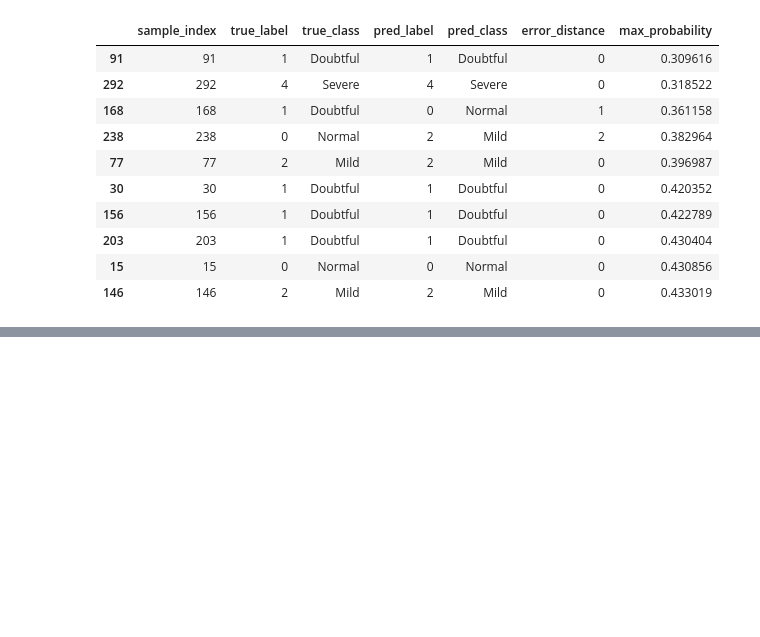
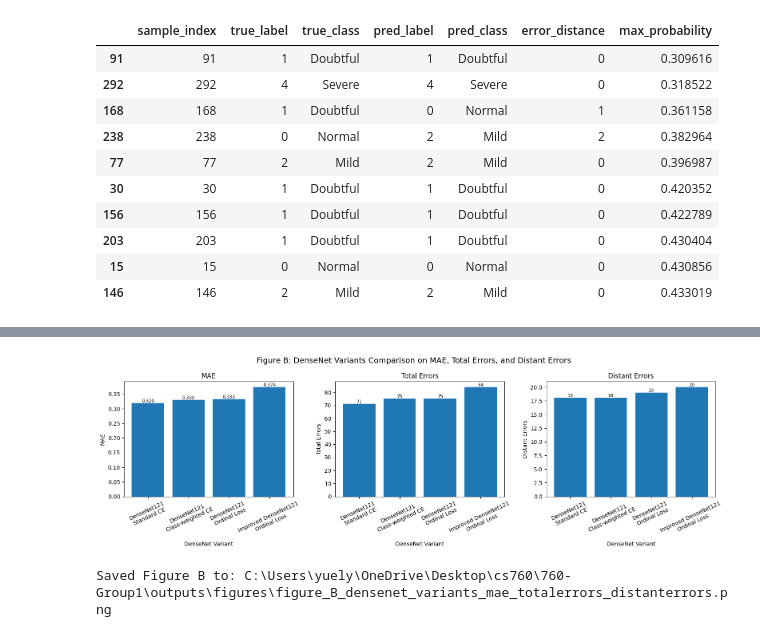
Before and after one commit to JoyYueLyu/760-Group1, a Jupyter notebook: notebooks/01_model_result_comparison.ipynb, the cells around one changed output, grey strips where cells are left out. Saved outputs shown, nothing was run; the diff lists cells and outputs as text; code cells hidden in the pictures; blank space fills up the shorter version.

```diff
--- a/notebooks/01_model_result_comparison.ipynb
+++ b/notebooks/01_model_result_comparison.ipynb
@@ -947,0 +1044,52 @@ Grad-CAM rows: 5
+# %%
+figure_b_metrics = ["MAE", "Total Errors", "Distant Errors"]
+
+fig, axes = plt.subplots(
+    1,
+    3,
+    figsize=(16, 5)
+)
+
+for ax, metric in zip(axes, figure_b_metrics):
+    bars = ax.bar(
+        densenet_variants_df["Model"],
+        densenet_variants_df[metric]
+    )
+
+    ax.set_title(metric)
+    ax.set_xlabel("DenseNet Variant")
+    ax.set_ylabel(metric)
+    ax.tick_params(axis="x", rotation=25)
+
+    for bar in bars:
+        height = bar.get_height()
+
+        if metric == "MAE":
+            label = f"{height:.3f}"
+        else:
+            label = f"{int(height)}"
+
+        ax.text(
+            bar.get_x() + bar.get_width() / 2,
+            height,
+            label,
+            ha="center",
+            va="bottom",
+            fontsize=8
+        )
+
+fig.suptitle(
+    "Figure B: DenseNet Variants Comparison on MAE, Total Errors, and Distant Errors",
+    fontsize=14
+)
+
+plt.tight_layout()
+
+figure_b_path = FIGURE_DIR / "figure_B_densenet_variants_mae_totalerrors_distanterrors.png"
+plt.savefig(figure_b_path, dpi=300, bbox_inches="tight")
+plt.show()
+
+print("Saved Figure B to:", figure_b_path)
+# %% [output]
+[figure, added]
+Saved Figure B to: C:\Users\yuely\OneDrive\Desktop\cs760\760-Group1\outputs\figures\figure_B_densenet_variants_mae_totalerrors_distanterrors.png
```
Also changed, not shown: parts of 3 cells of this notebook, 27 other files.
